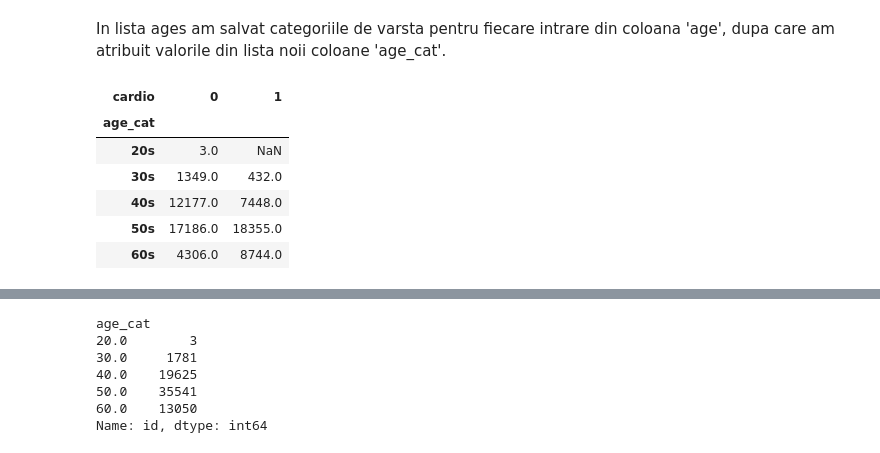
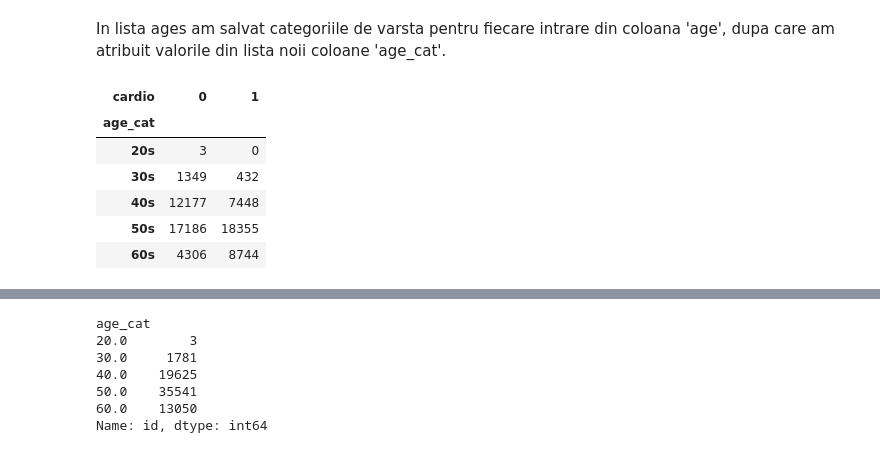
Before and after one commit to bojiix/RAM-OSI-BAN-AI, a Jupyter notebook: pr_sd_ra.ipynb, the cells around one changed output, grey strips where cells are left out. Cells and saved outputs as stored; diff of their text form; code cells hidden in the pictures.

```diff
--- a/pr_sd_ra.ipynb
+++ b/pr_sd_ra.ipynb
@@ -91,12 +136,13 @@ df['age_cat']=ages
 # %% [markdown]
 In lista ages am salvat categoriile de varsta pentru fiecare intrare din coloana 'age', dupa care am atribuit valorile din lista noii coloane 'age_cat'.
 # %%
-df.pivot_table('id',index='age_cat',columns='cardio',aggfunc='count')
+tb1 = df.pivot_table(values='id',index='age_cat',columns='cardio', aggfunc=len, fill_value=0)
+tb1
 # %% [output]
 | cardio | 0 | 1 |
 | age_cat |  |  |
-| 20s | 3.0 | NaN |
-| 30s | 1349.0 | 432.0 |
-| 40s | 12177.0 | 7448.0 |
-| 50s | 17186.0 | 18355.0 |
-| 60s | 4306.0 | 8744.0 |
+| 20s | 3 | 0 |
+| 30s | 1349 | 432 |
+| 40s | 12177 | 7448 |
+| 50s | 17186 | 18355 |
+| 60s | 4306 | 8744 |
```
Also changed, not shown: parts of 24 cells of this notebook.
